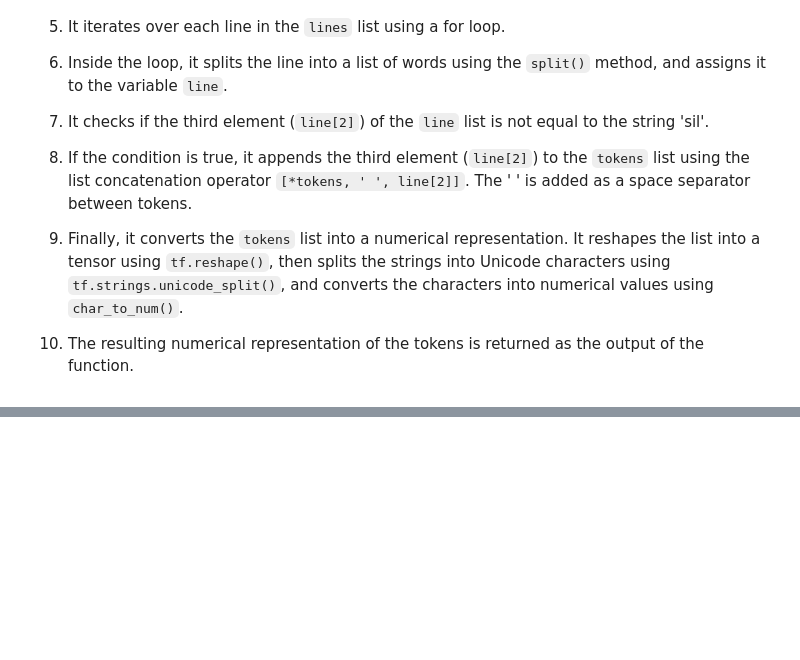
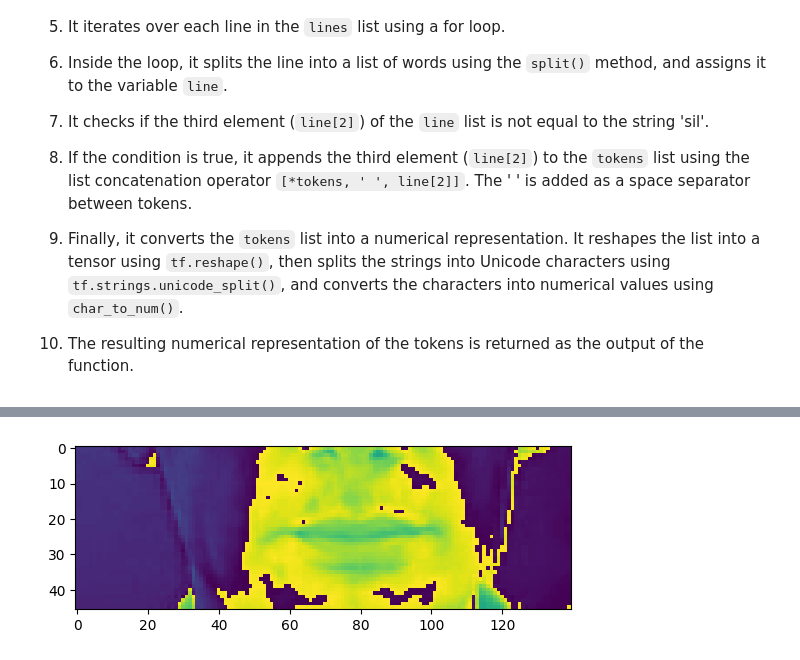
Before and after one commit to Francisroyce/Data-Science-ProjectPortfolio, a Jupyter notebook: Deep_learning_model_that_can_lip_read.ipynb, the cells around one changed output, grey strips where cells are left out. Saved outputs shown, nothing was run; the diff lists cells and outputs as text; code cells hidden in the pictures; blank space fills up the shorter version.

```diff
--- a/Deep_learning_model_that_can_lip_read.ipynb
+++ b/Deep_learning_model_that_can_lip_read.ipynb
@@ -161,20 +134,16 @@ num_to_char([1, 2, 3, 4])
 # %% [output]
 <tf.Tensor: shape=(4,), dtype=string, numpy=array([b'a', b'b', b'c', b'd'], dtype=object)>
 # %%
+# Loading alignments function
 def load_alignments(path: str) -> List[str]:
     with open(path, 'r') as f:
         lines = f.readlines()
-
     tokens = []
     for line in lines:
         line = line.split()
         if line[2] != 'sil':
-            tokens.append(line[2])
-
-    # Convert tokens to numerical representation
-    numerical_tokens = char_to_num(tf.reshape(tf.strings.unicode_split(tokens, input_encoding='UTF-8')))
-
-    return numerical_tokens
+            tokens.extend([' ', line[2]])
+    return char_to_num(tf.reshape(tf.strings.unicode_split(tokens, input_encoding='UTF-8'), (-1)))[1:]
 # %% [markdown]
 This code appears to load alignments from a file and convert them into a numerical representation. Let's break it down step by step:
 
@@ -197,3 +166,15 @@ This code appears to load alignments from a file and convert them into a numeric
 9. Finally, it converts the `tokens` list into a numerical representation. It reshapes the list into a tensor using `tf.reshape()`, then splits the strings into Unicode characters using `tf.strings.unicode_split()`, and converts the characters into numerical values using `char_to_num()`.
 
 10. The resulting numerical representation of the tokens is returned as the output of the function.
+# %%
+import os
+# load data function
+def load_data(path: str):
+    path = bytes.decode(path.numpy())
+    file_name = path.split('/')[-1].split('.')[0]
+    video_path = os.path.join('/content/drive/MyDrive/data/s1', f'{file_name}.mpg')
+    alignment_path = os.path.join('/content/drive/MyDrive/data/alignments/s1', f'{file_name}.align')
+    frames = load_video(video_path)
+    alignments = load_alignments(alignment_path)
+
+    return frames, alignments
@@ -199,0 +195,2 @@ This code appears to load alignments from a file and convert them into a numeric
+# %%
+test_path = '/content/drive/MyDrive/data/s1/bbaf2n.mpg'
@@ -199,0 +221,2 @@ This code appears to load alignments from a file and convert them into a numeric
+# %%
+frames , alignments = load_data(tf.convert_to_tensor(test_path))
@@ -199,0 +243,5 @@ This code appears to load alignments from a file and convert them into a numeric
+# %%
+plt.imshow(frames[70]);
+# showing lips from the videos
+# %% [output]
+[figure, added]
```
Also changed, not shown: parts of 27 cells of this notebook.
